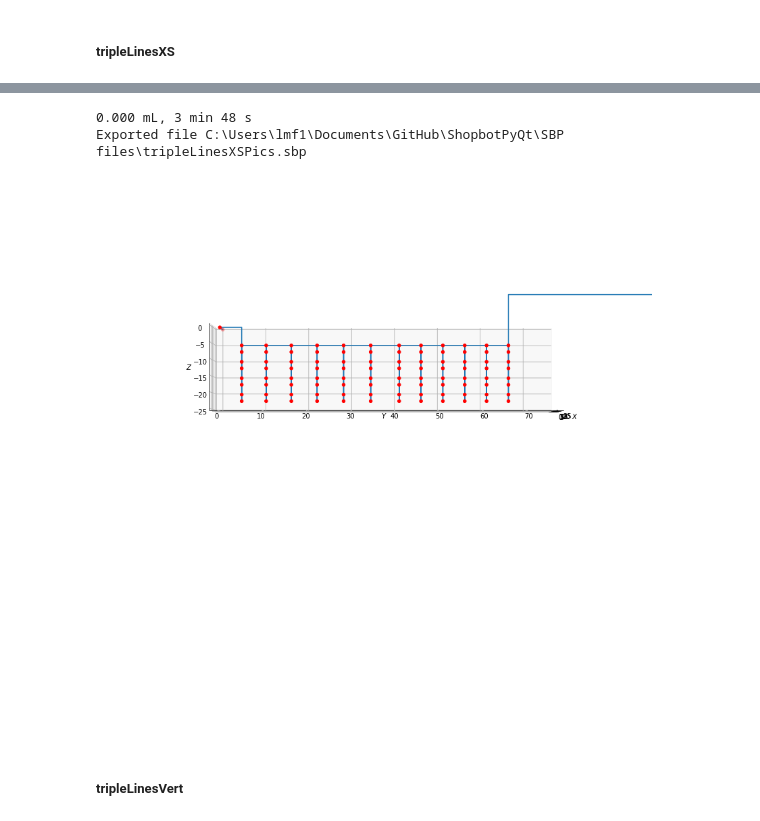
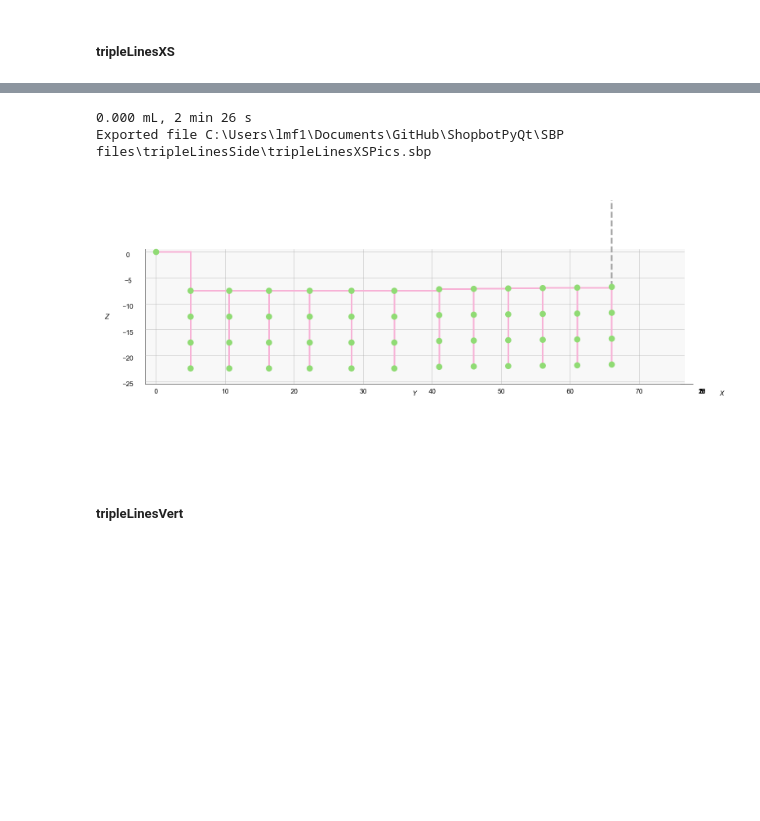
Before and after one commit to usnistgov/ShopbotPyQt, a Jupyter notebook: SBP files/sbpcreator.ipynb, the cells around one changed output, grey strips where cells are left out. Cells and saved outputs as stored; diff of their text form; code cells hidden in the pictures; blank space fills up the shorter version.

```diff
--- a/SBP files/sbpcreator.ipynb
+++ b/SBP files/sbpcreator.ipynb
@@ -571,39 +568,42 @@ total = copy.deepcopy(dv)
 total.addVar('nid', 0.603)
 total = total + sc.startingPoint(0,0,0)
 total.turnOn(3)
 total.setSpeeds(m=5, j=20)
 ylast = 0
 
 pic = sc.pics(channel=2, wait=2, lastPt=total)
 pic.mx('&slideW/2')
 pic.snap()
 # head-on, in plane
 for shortdir in ['+y', '+z']:
     for i,spacing in enumerate([0.5, 0.625, 0.75, 0.875, 1, 1.25]):
         pic.my(f'{ylast}+&margin')
 #         print(pic.floatSC(f'{ylast}+&margin'))
         for z0frac in [0.9, 0.7, 0.5, 0.3]:
-            for dz in [0,2]:
-                pic.mz(f'-{z0frac}*&slideW+{dz}')
+            for dz in [0]:
+                if shortdir=='+y':
+                    pic.mz(f'-{z0frac}*&slideW+{dz}')
+                else:
+                    pic.mz(f'-{z0frac}*&slideW+{dz}+&nid*{spacing}')
                 pic.snap()
         if shortdir=='+y':
             ylast = f'{pic.cp[1]}+2*&nid*{spacing}'
         else:
             ylast = f'{pic.cp[1]}'
 
 
 total = total+pic
 
 total.turnOff(3)
 total.withdraw()
 total.printVolume()
-total.plot(ele=0, azi=0)
+total.plot(ele=0, azi=0, export=False, grids=True)
 total.export(os.path.join(SBPFOLDER,'tripleLinesSide',  'tripleLinesXSPics.sbp'), [])
 # print(total.convertFile('spacing'))
 # %% [output]
-0.000 mL, 3 min 48 s
-Exported file C:\Users\lmf1\Documents\GitHub\ShopbotPyQt\SBP files\tripleLinesXSPics.sbp
+0.000 mL, 2 min 26 s
+Exported file C:\Users\lmf1\Documents\GitHub\ShopbotPyQt\SBP files\tripleLinesSide\tripleLinesXSPics.sbp
-[figure, old version]
+[figure, new version]
 # %% [markdown]
 ##### tripleLinesVert
 # %%
```
Also changed, not shown: parts of 11 cells of this notebook, 15 other files.
